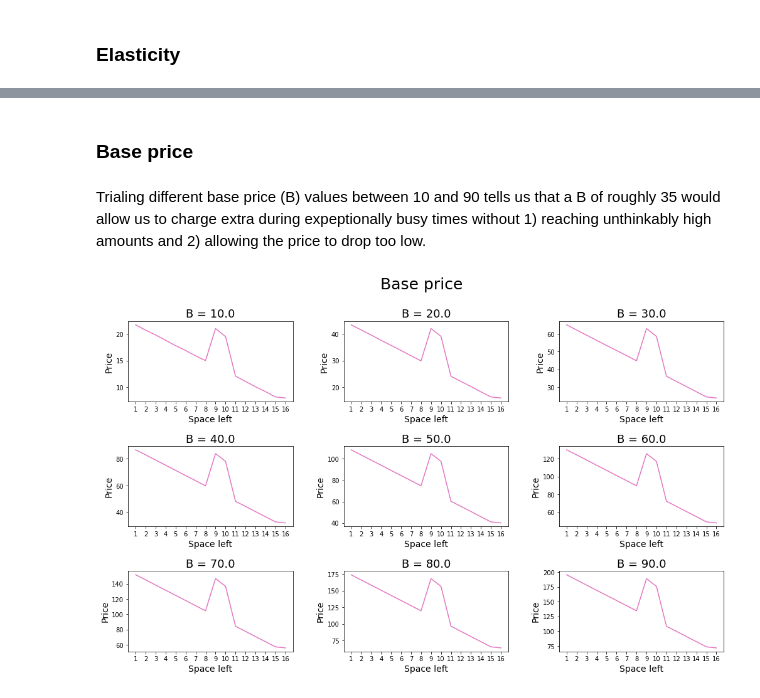
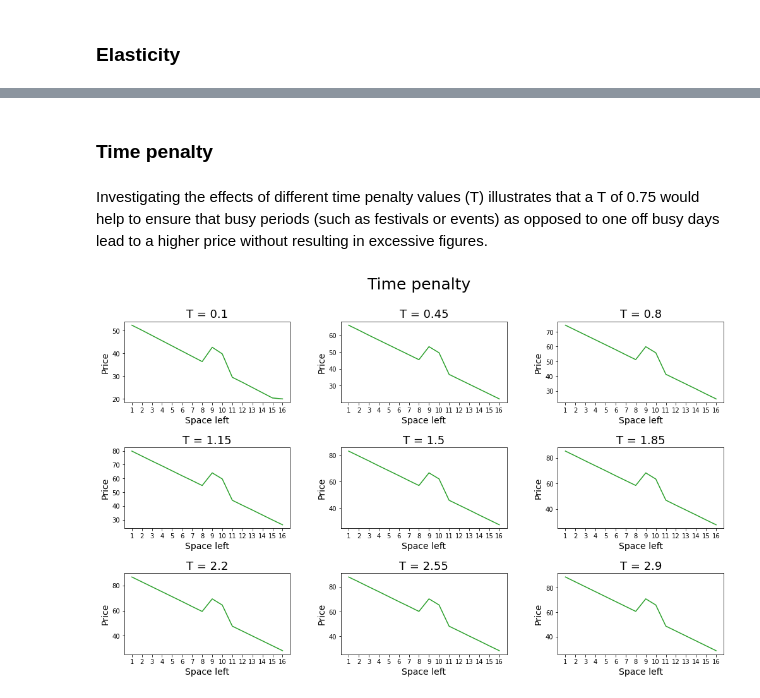
Before and after one commit to jcarterlab/SJ-Price-Algorithm, a Jupyter notebook: SJ-price-algorithm.ipynb, the cells around one changed output, grey strips where cells are left out. Drawn from its saved outputs; the diff is of its cells as text; code cells hidden in the pictures.

```diff
--- a/SJ-price-algorithm.ipynb
+++ b/SJ-price-algorithm.ipynb
@@ -255,15 +210,15 @@ params_plot(F, 'Floor', 'tab:purple')
-# %% [markdown]
-### Base price
-# %% [markdown]
-Trialing different base price (B) values between 10 and 90 tells us that a B of roughly 35 would allow us to charge extra during expeptionally busy times without 1) reaching unthinkably high amounts and 2) allowing the price to drop too low.
-# %%
-# assigns F the preffered value of 0.8
-F = 0.8
-
-# creates a sequence of different FR values to try
-B = np.linspace(10, 90, 9)
-
-# visualizes the sequence of FR values
-params_plot(B, 'Base price', 'tab:pink')
-# %% [output]
-[figure, removed]
+# %% [markdown]
+### Time penalty
+# %% [markdown]
+Investigating the effects of different time penalty values (T) illustrates that a T of 0.75 would help to ensure that busy periods (such as festivals or events) as opposed to one off busy days lead to a higher price without resulting in excessive figures.
+# %%
+# assigns E the preffered value of 1.25
+E = 1.25
+
+# creates a sequence of different E values to try
+T = np.linspace(0.1, 2.9, 9)
+
+# visualizes the sequence of E values
+params_plot(T, 'Time penalty', 'tab:green', 4)
+# %% [output]
+[figure, added]
```
Also changed, not shown: parts of 22 cells of this notebook.
